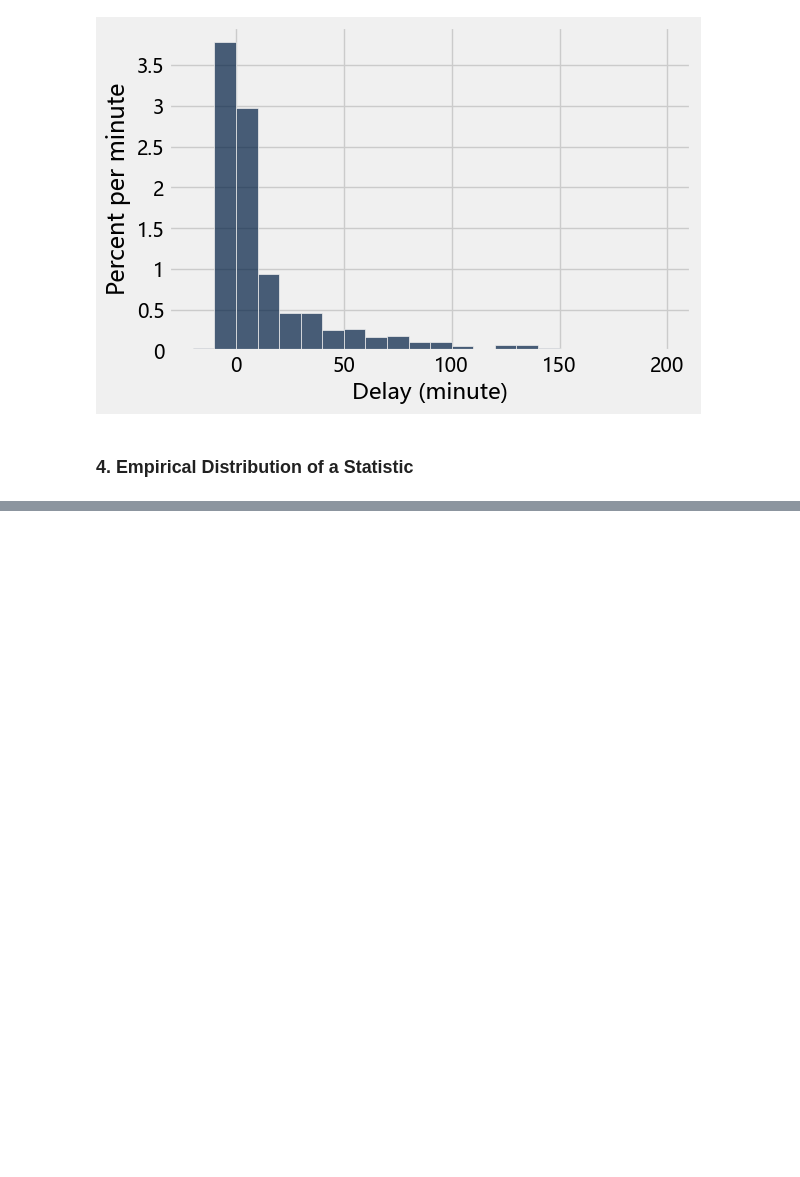
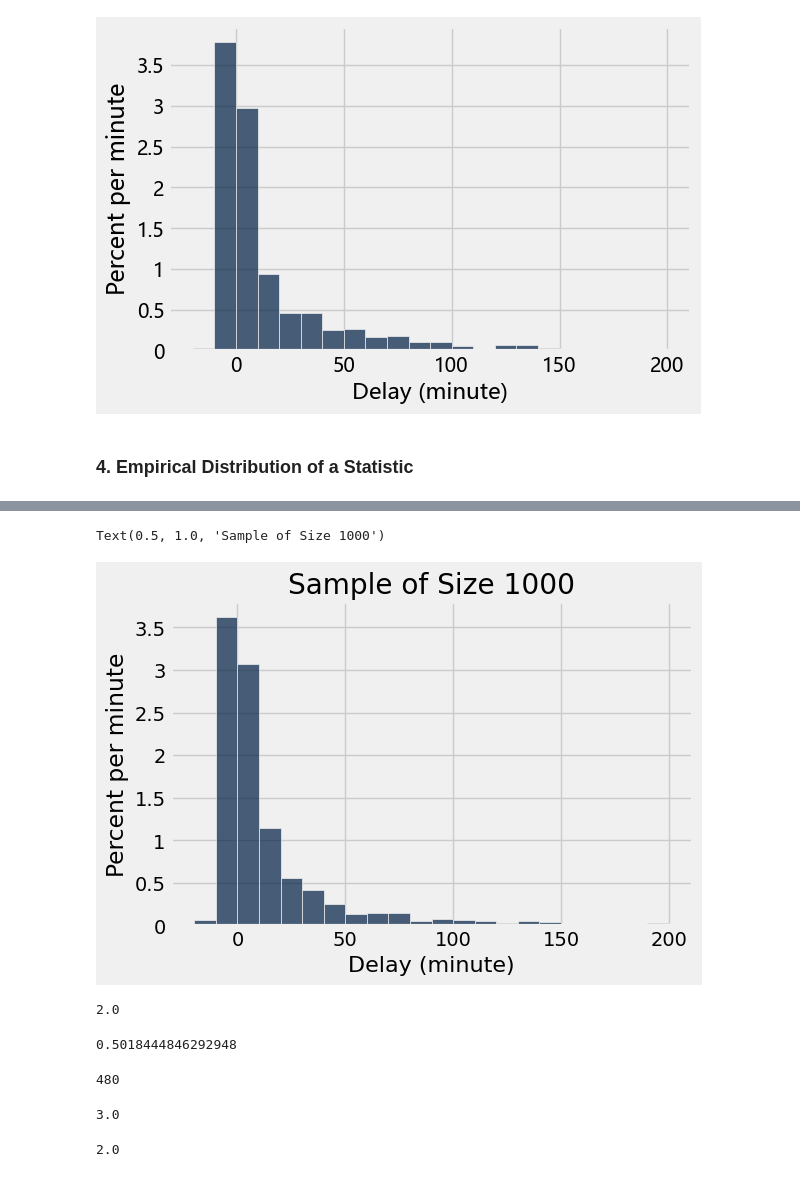
Before and after one commit to Matthew-HMS/Datascience101, a Jupyter notebook: Sampling.ipynb, the cells around one changed output, grey strips where cells are left out. Drawn from its saved outputs; the diff is of its cells as text; code cells hidden in the pictures; blank space fills up the shorter version.

```diff
--- a/Sampling.ipynb
+++ b/Sampling.ipynb
@@ -188,0 +205,27 @@ empirical_hist_delay(1000)
+# %%
+sample_1000 = united.sample(1000)
+sample_1000.hist('Delay', bins = delay_bins, unit = 'minute')
+plots.title('Sample of Size 1000')
+# %% [output]
+Text(0.5, 1.0, 'Sample of Size 1000')
+[figure, added]
+# %%
+np.median(united.column('Delay'))
+# %% [output]
+2.0
+# %%
+united.where('Delay', are.below_or_equal_to(2)).num_rows/united.num_rows
+# %% [output]
+0.5018444846292948
+# %%
+united.where('Delay', are.equal_to(2)).num_rows
+# %% [output]
+480
+# %%
+np.median(sample_1000.column('Delay'))
+# %% [output]
+3.0
+# %%
+np.median(united.sample(1000).column('Delay'))
+# %% [output]
+2.0
```
Also changed, not shown: parts of 15 cells of this notebook.
